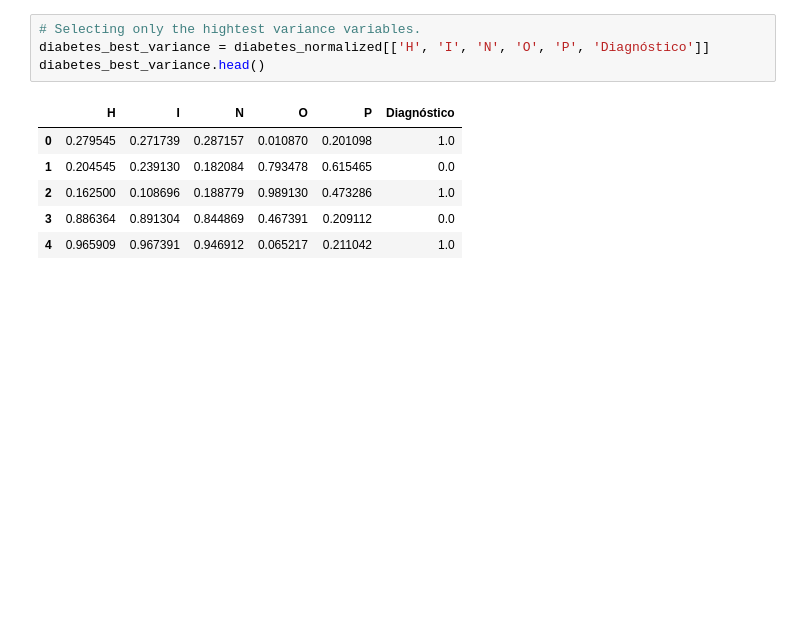
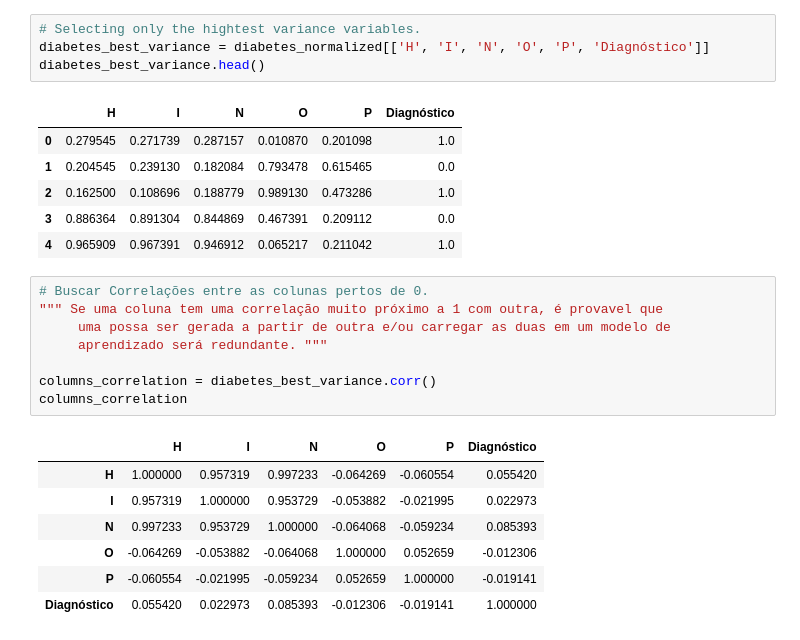
Before and after one commit to carvalheirafc/deep_learning_stuff, a Jupyter notebook: diabetes/statistical_analysis/diabetes_analysis.ipynb, the cells around one changed output. Cells and saved outputs as stored; diff of their text form; blank space fills up the shorter version.

Commit message:
correlação feita.

```diff
--- a/diabetes/statistical_analysis/diabetes_analysis.ipynb
+++ b/diabetes/statistical_analysis/diabetes_analysis.ipynb
@@ -127,3 +127,19 @@ diabetes_best_variance.head()
 | 2 | 0.162500 | 0.108696 | 0.188779 | 0.989130 | 0.473286 | 1.0 |
 | 3 | 0.886364 | 0.891304 | 0.844869 | 0.467391 | 0.209112 | 0.0 |
 | 4 | 0.965909 | 0.967391 | 0.946912 | 0.065217 | 0.211042 | 1.0 |
+# %%
+# Buscar Correlações entre as colunas pertos de 0.
+""" Se uma coluna tem uma correlação muito próximo a 1 com outra, é provavel que
+     uma possa ser gerada a partir de outra e/ou carregar as duas em um modelo de
+     aprendizado será redundante. """
+
+columns_correlation = diabetes_best_variance.corr()
+columns_correlation
+# %% [output]
+|  | H | I | N | O | P | Diagnóstico |
+| H | 1.000000 | 0.957319 | 0.997233 | -0.064269 | -0.060554 | 0.055420 |
+| I | 0.957319 | 1.000000 | 0.953729 | -0.053882 | -0.021995 | 0.022973 |
+| N | 0.997233 | 0.953729 | 1.000000 | -0.064068 | -0.059234 | 0.085393 |
+| O | -0.064269 | -0.053882 | -0.064068 | 1.000000 | 0.052659 | -0.012306 |
+| P | -0.060554 | -0.021995 | -0.059234 | 0.052659 | 1.000000 | -0.019141 |
+| Diagnóstico | 0.055420 | 0.022973 | 0.085393 | -0.012306 | -0.019141 | 1.000000 |
```
